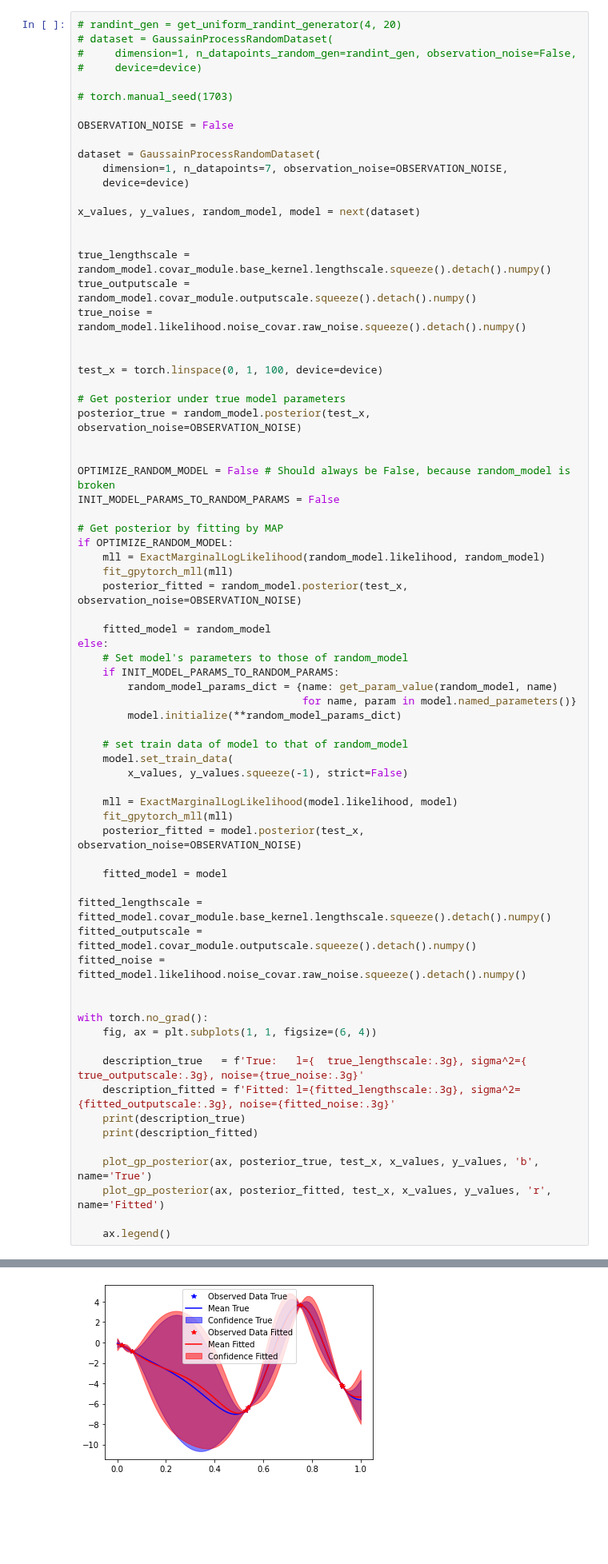
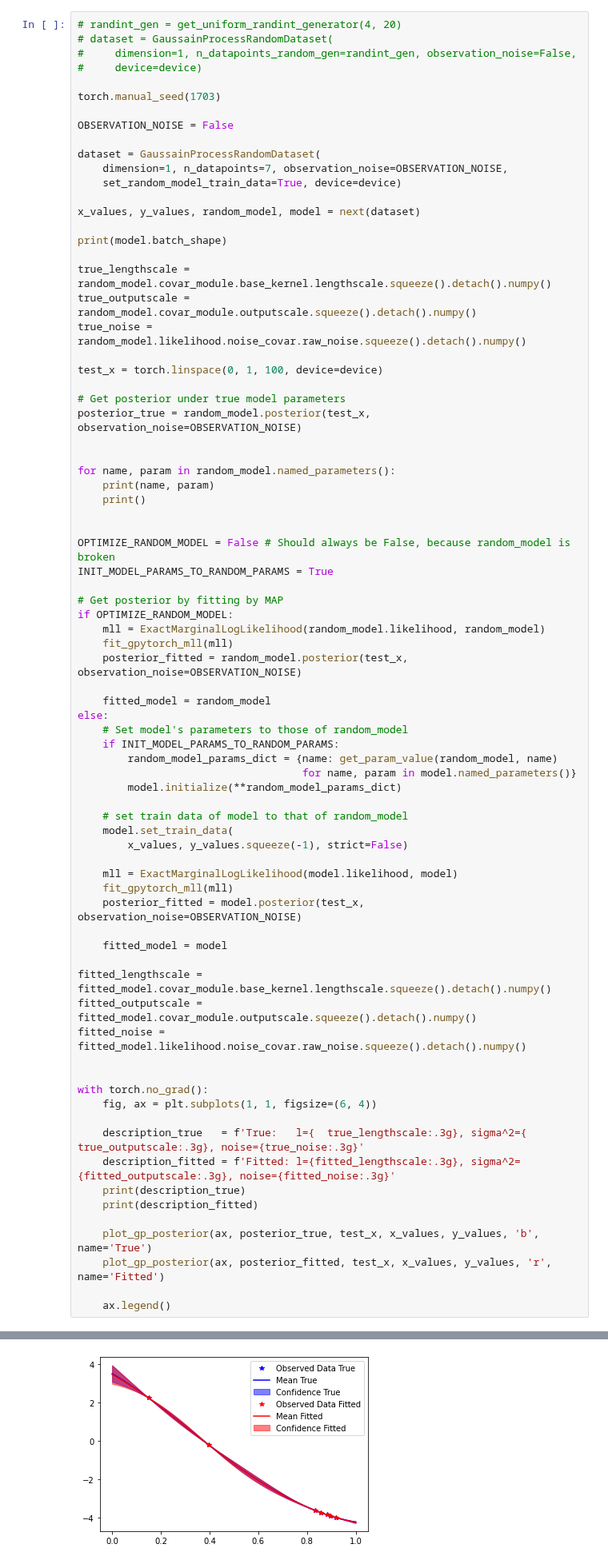
Before and after one commit to 71c/DeepBayesOpt, a Jupyter notebook: PredictEI_simple_test.ipynb, the cells around one changed output, grey strips where cells are left out. Shown at 80% size. Cells and saved outputs as stored; diff of their text form; blank space fills up the shorter version.

```diff
--- a/PredictEI_simple_test.ipynb
+++ b/PredictEI_simple_test.ipynb
@@ -52,21 +52,21 @@ def plot_gp_posterior(ax, posterior, test_x, train_x, train_y, color, name=None)
 #     dimension=1, n_datapoints_random_gen=randint_gen, observation_noise=False,
 #     device=device)
 
-# torch.manual_seed(1703)
+torch.manual_seed(1703)
 
 OBSERVATION_NOISE = False
 
 dataset = GaussainProcessRandomDataset(
     dimension=1, n_datapoints=7, observation_noise=OBSERVATION_NOISE,
-    device=device)
+    set_random_model_train_data=True, device=device)
 
 x_values, y_values, random_model, model = next(dataset)
 
+print(model.batch_shape)
 
 true_lengthscale = random_model.covar_module.base_kernel.lengthscale.squeeze().detach().numpy()
 true_outputscale = random_model.covar_module.outputscale.squeeze().detach().numpy()
 true_noise = random_model.likelihood.noise_covar.raw_noise.squeeze().detach().numpy()
-
 
 test_x = torch.linspace(0, 1, 100, device=device)
 
@@ -74,8 +74,13 @@ test_x = torch.linspace(0, 1, 100, device=device)
 posterior_true = random_model.posterior(test_x, observation_noise=OBSERVATION_NOISE)
 
 
+for name, param in random_model.named_parameters():
+    print(name, param)
+    print()
+
+
 OPTIMIZE_RANDOM_MODEL = False # Should always be False, because random_model is broken
-INIT_MODEL_PARAMS_TO_RANDOM_PARAMS = False
+INIT_MODEL_PARAMS_TO_RANDOM_PARAMS = True
 
 # Get posterior by fitting by MAP
 if OPTIMIZE_RANDOM_MODEL:
@@ -124 +142 @@ Fitted: l=0.137, sigma^2=11.9, noise=0
-[figure, old version]
+[figure, new version]
```
Also changed, not shown: parts of 4 cells of this notebook, 1 other file.
